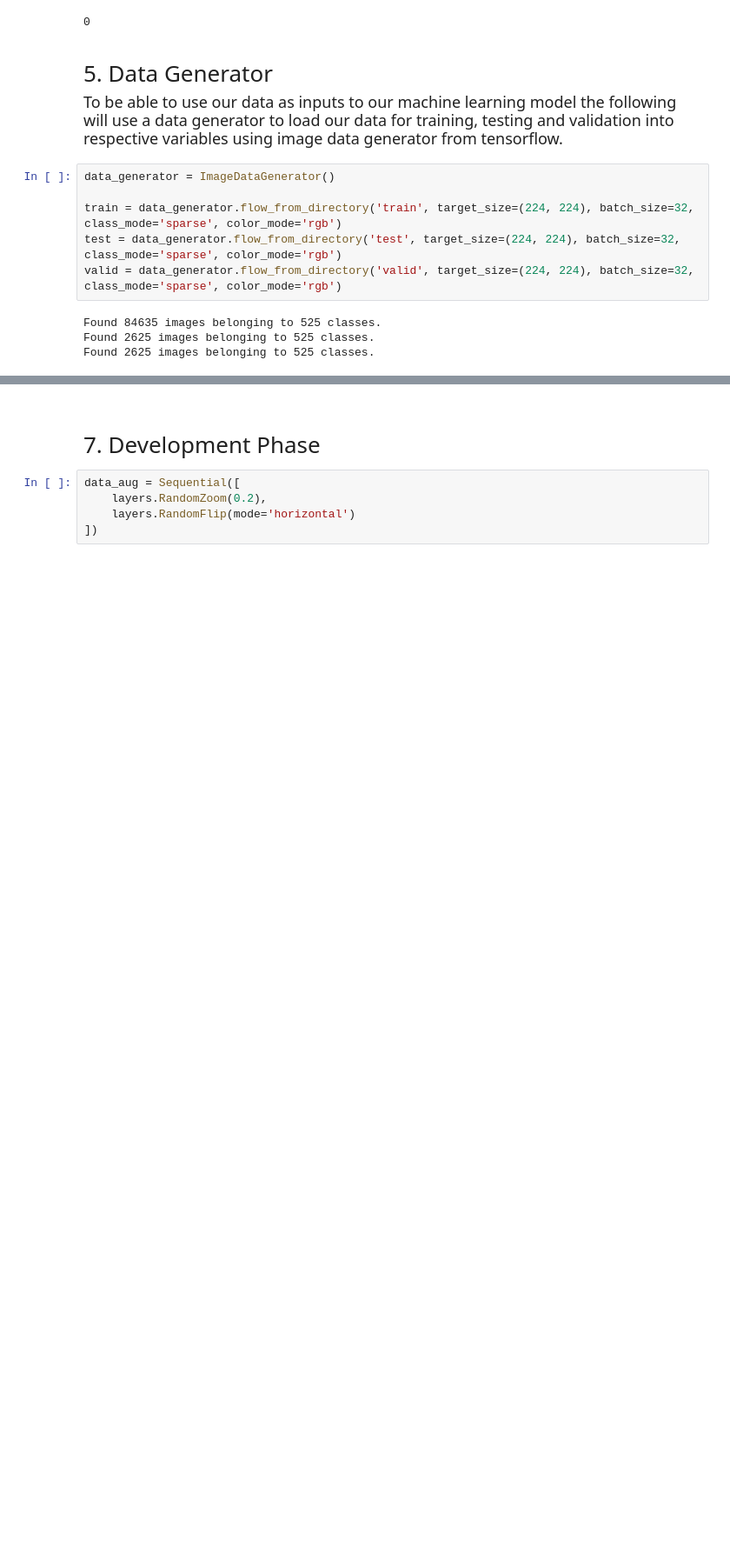
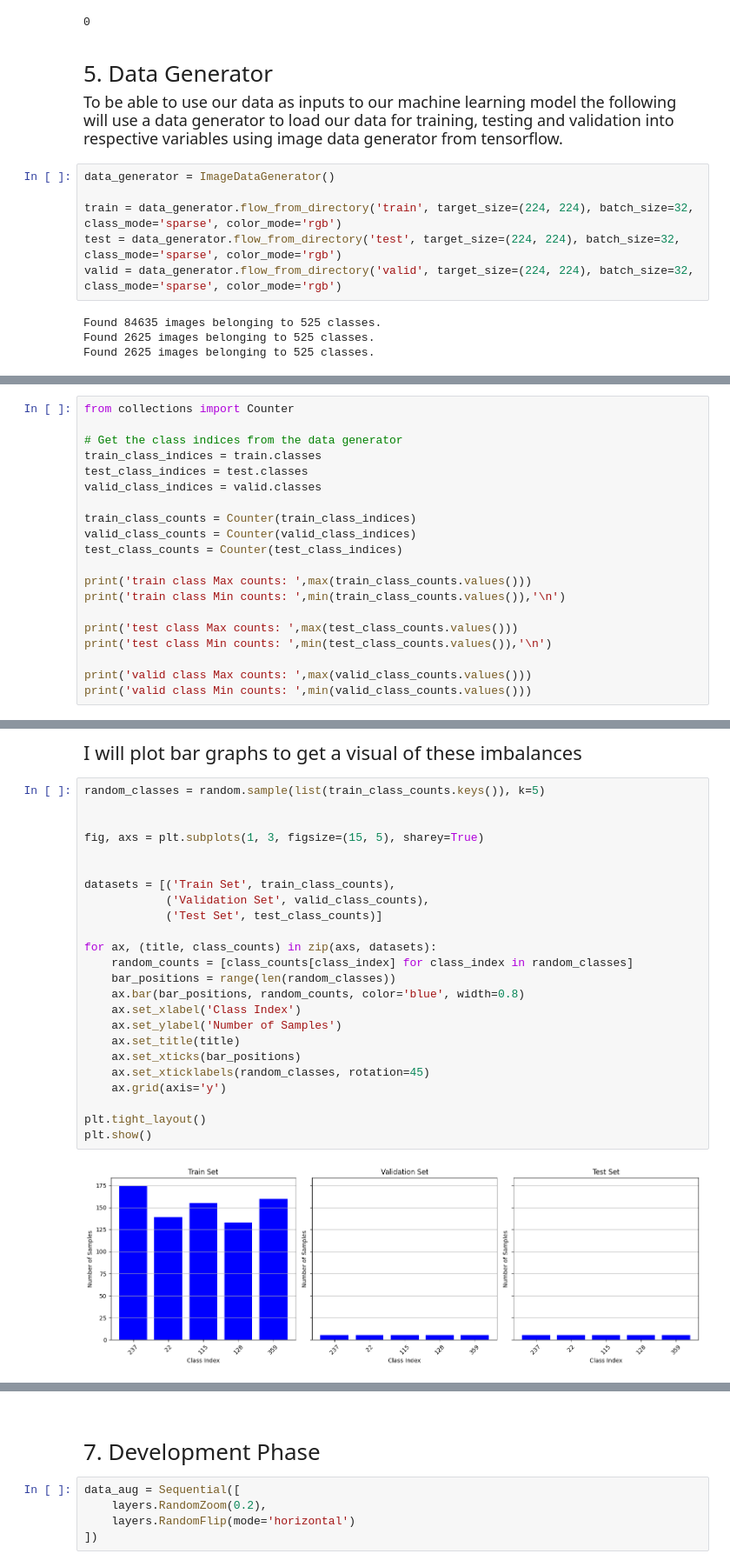
Before and after one commit to GerryKanz/Final-project-image-classification-model, a Jupyter notebook: final_project_ML.ipynb, the cells around one changed output, grey strips where cells are left out. Shown at 87% size. Drawn from its saved outputs; the diff is of its cells as text; blank space fills up the shorter version.

```diff
--- a/final_project_ML.ipynb
+++ b/final_project_ML.ipynb
@@ -455,0 +459,20 @@ Found 2625 images belonging to 525 classes.
+# %%
+from collections import Counter
+
+# Get the class indices from the data generator
+train_class_indices = train.classes
+test_class_indices = test.classes
+valid_class_indices = valid.classes
+
+train_class_counts = Counter(train_class_indices)
+valid_class_counts = Counter(valid_class_indices)
+test_class_counts = Counter(test_class_indices)
+
+print('train class Max counts: ',max(train_class_counts.values()))
+print('train class Min counts: ',min(train_class_counts.values()),'\n')
+
+print('test class Max counts: ',max(test_class_counts.values()))
+print('test class Min counts: ',min(test_class_counts.values()),'\n')
+
+print('valid class Max counts: ',max(valid_class_counts.values()))
+print('valid class Min counts: ',min(valid_class_counts.values()))
@@ -455,0 +493,28 @@ Found 2625 images belonging to 525 classes.
+# %% [markdown]
+<p style ='font-size: 22px'>I will plot bar graphs to get a visual of these imbalances </p>
+# %%
+random_classes = random.sample(list(train_class_counts.keys()), k=5)
+
+
+fig, axs = plt.subplots(1, 3, figsize=(15, 5), sharey=True)
+
+
+datasets = [('Train Set', train_class_counts),
+            ('Validation Set', valid_class_counts),
+            ('Test Set', test_class_counts)]
+
+for ax, (title, class_counts) in zip(axs, datasets):
+    random_counts = [class_counts[class_index] for class_index in random_classes]
+    bar_positions = range(len(random_classes))
+    ax.bar(bar_positions, random_counts, color='blue', width=0.8)
+    ax.set_xlabel('Class Index')
+    ax.set_ylabel('Number of Samples')
+    ax.set_title(title)
+    ax.set_xticks(bar_positions)
+    ax.set_xticklabels(random_classes, rotation=45)
+    ax.grid(axis='y')
+
+plt.tight_layout()
+plt.show()
+# %% [output]
+[figure, added]
```
Also changed, not shown: parts of 26 cells of this notebook.
